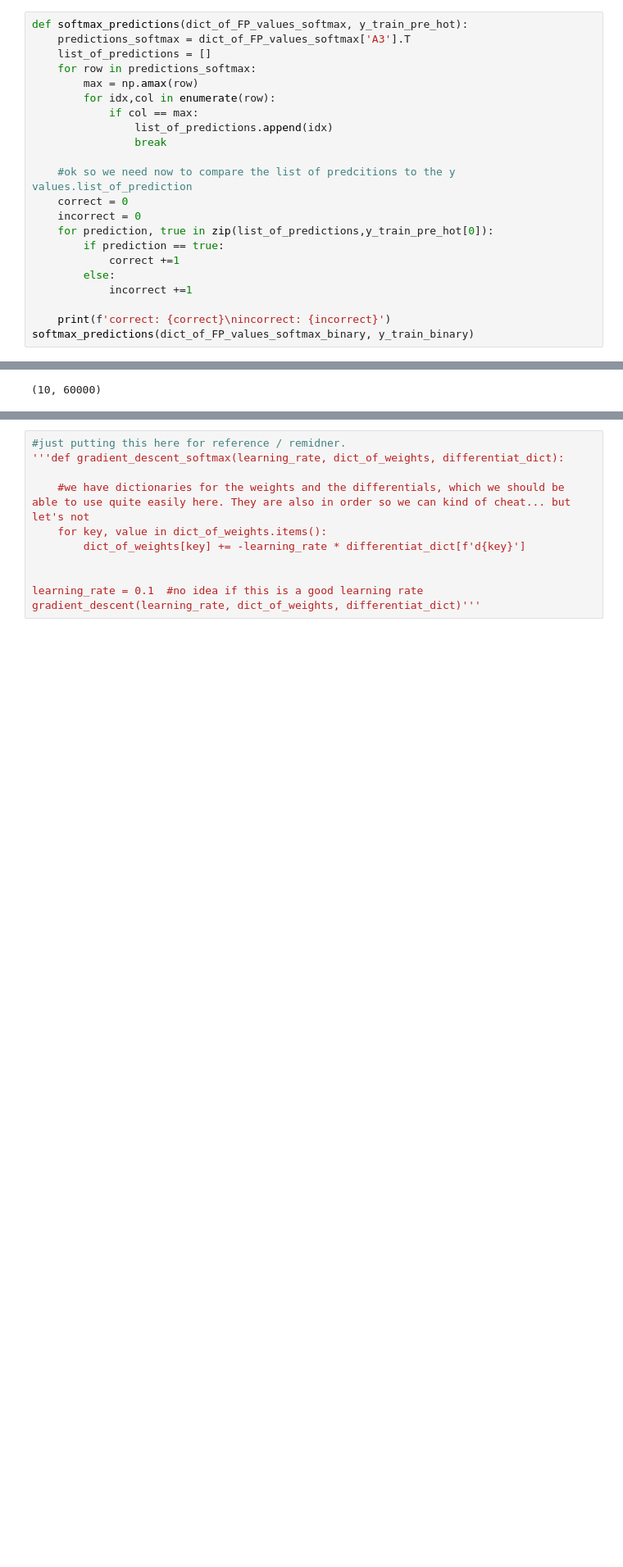
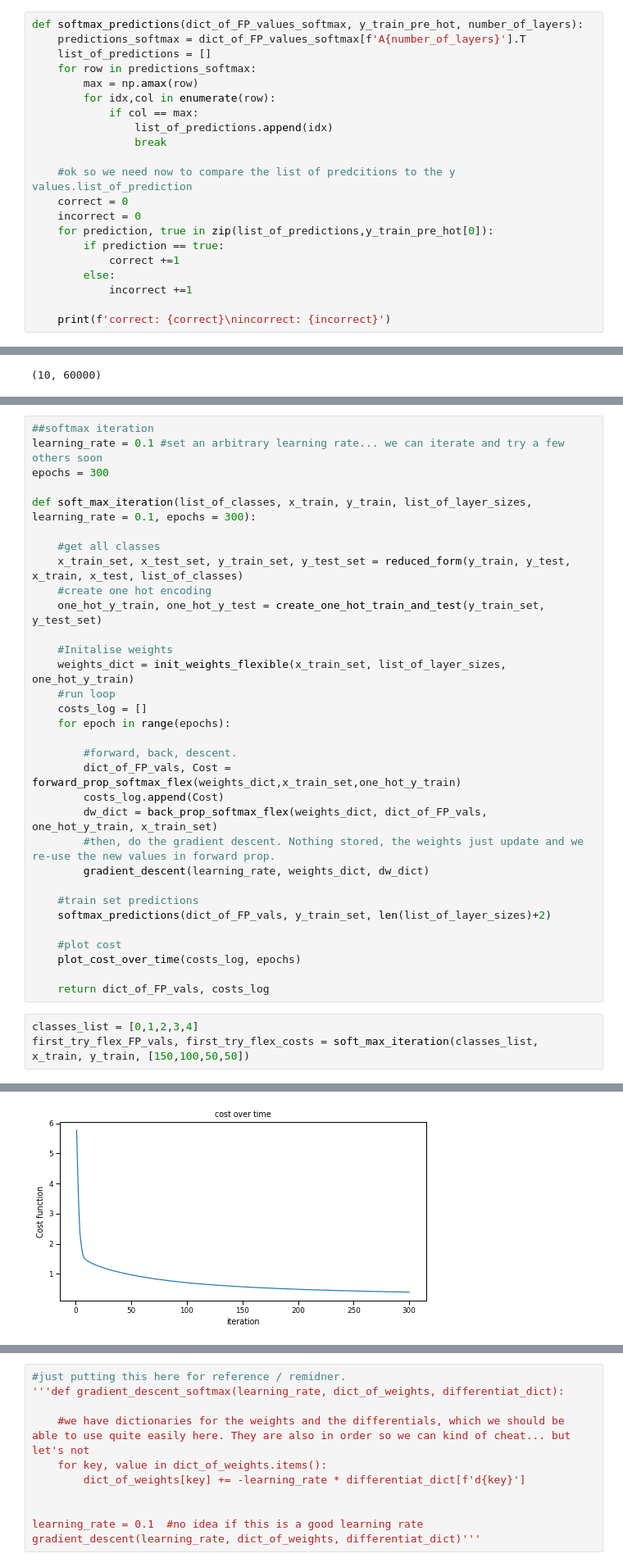
Before and after one commit to jakelourie1502/Neural_network_from_scratch, a Jupyter notebook: mnist_neural_net_from_scratch.ipynb, the cells around one changed output, grey strips where cells are left out. Shown: that part at 82% size. Cells and saved outputs as stored; diff of their text form; blank space fills up the shorter version.

Commit message:
Achieved 60% on train set for 10 classes

```diff
--- a/mnist_neural_net_from_scratch.ipynb
+++ b/mnist_neural_net_from_scratch.ipynb
@@ -509,8 +507,8 @@ pd.DataFrame(dict_of_FP_values_softmax_binary['A3'])
 # %% [markdown]
 Alright, does it predict things correctly?
 # %%
-def softmax_predictions(dict_of_FP_values_softmax, y_train_pre_hot):
-    predictions_softmax = dict_of_FP_values_softmax['A3'].T
+def softmax_predictions(dict_of_FP_values_softmax, y_train_pre_hot, number_of_layers):
+    predictions_softmax = dict_of_FP_values_softmax[f'A{number_of_layers}'].T
     list_of_predictions = []
     for row in predictions_softmax:
         max = np.amax(row)
@@ -529,4 +527,3 @@ def softmax_predictions(dict_of_FP_values_softmax, y_train_pre_hot):
             incorrect +=1
 
     print(f'correct: {correct}\nincorrect: {incorrect}')
-softmax_predictions(dict_of_FP_values_softmax_binary, y_train_binary)
@@ -866,0 +799,36 @@ def sigmoid_forward_prop(previous_a, W, B):
+# %%
+##softmax iteration
+learning_rate = 0.1 #set an arbitrary learning rate... we can iterate and try a few others soon
+epochs = 300
+
+def soft_max_iteration(list_of_classes, x_train, y_train, list_of_layer_sizes, learning_rate = 0.1, epochs = 300):
+
+    #get all classes
+    x_train_set, x_test_set, y_train_set, y_test_set = reduced_form(y_train, y_test, x_train, x_test, list_of_classes)
+    #create one hot encoding
+    one_hot_y_train, one_hot_y_test = create_one_hot_train_and_test(y_train_set, y_test_set)
+
+    #Initalise weights
+    weights_dict = init_weights_flexible(x_train_set, list_of_layer_sizes, one_hot_y_train)
+    #run loop
+    costs_log = []
+    for epoch in range(epochs):
+
+        #forward, back, descent.
+        dict_of_FP_vals, Cost = forward_prop_softmax_flex(weights_dict,x_train_set,one_hot_y_train)
+        costs_log.append(Cost)
+        dw_dict = back_prop_softmax_flex(weights_dict, dict_of_FP_vals, one_hot_y_train, x_train_set)
+        #then, do the gradient descent. Nothing stored, the weights just update and we re-use the new values in forward prop.
+        gradient_descent(learning_rate, weights_dict, dw_dict)
+
+    #train set predictions
+    softmax_predictions(dict_of_FP_vals, y_train_set, len(list_of_layer_sizes)+2)
+
+    #plot cost
+    plot_cost_over_time(costs_log, epochs)
+
+    return dict_of_FP_vals, costs_log
+# %%
+classes_list = [0,1,2,3,4]
+first_try_flex_FP_vals, first_try_flex_costs = soft_max_iteration(classes_list, x_train, y_train, [150,100,50,50])
+# %% [output]
@@ -866,0 +850 @@ def sigmoid_forward_prop(previous_a, W, B):
+[figure, added]
```
Also changed, not shown: parts of 21 cells of this notebook.
